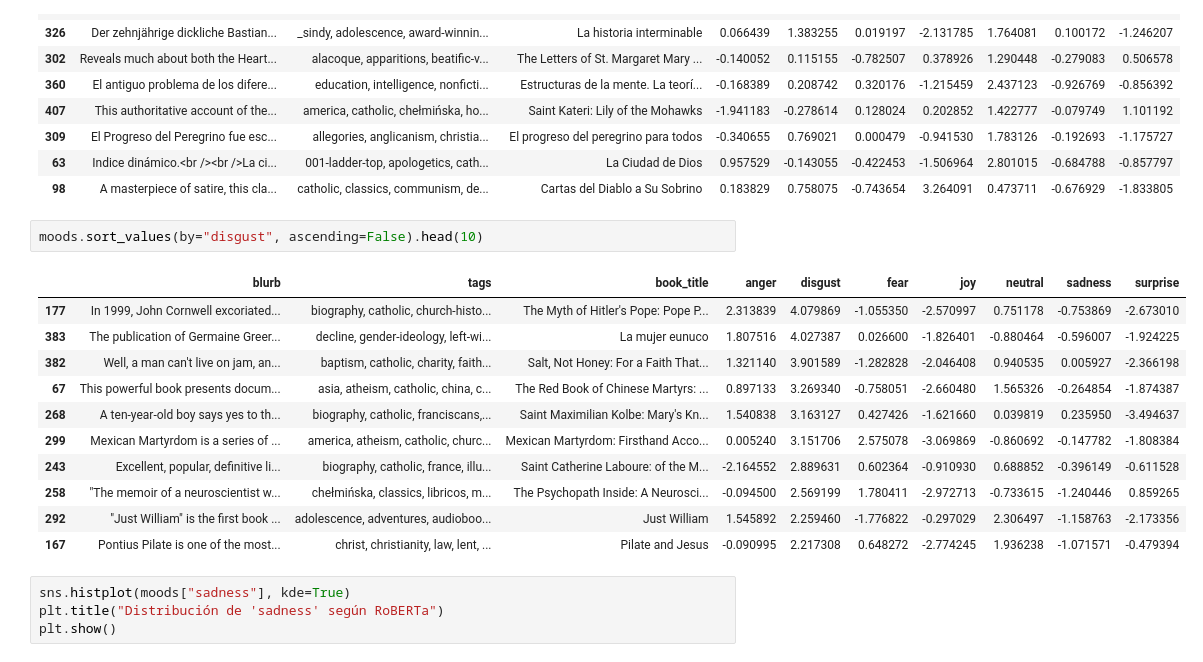
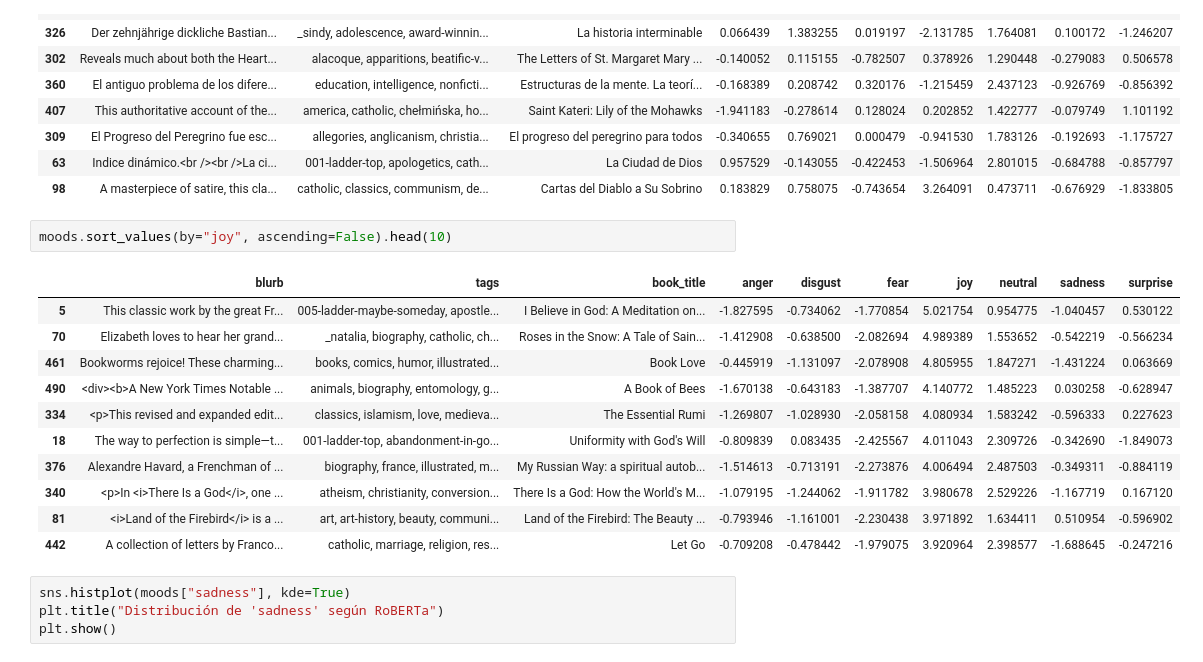
Before and after one commit to jesuserro/BiblioNLP-Automatic-Tagging-Semantic-Book-Search, a Jupyter notebook: src/tagging/sentiment_analysis_books_es.ipynb, the cells around one changed output. Saved outputs shown, nothing was run; the diff lists cells and outputs as text.

```diff
--- a/src/tagging/sentiment_analysis_books_es.ipynb
+++ b/src/tagging/sentiment_analysis_books_es.ipynb
@@ -119,19 +119,19 @@ moods.sample(10)
 | 63 | Indice dinámico.<br /><br />La ci... | 001-ladder-top, apologetics, cath... | La Ciudad de Dios | 0.957529 | -0.143055 | -0.422453 | -1.506964 | 2.801015 | -0.684788 | -0.857797 |
 | 98 | A masterpiece of satire, this cla... | catholic, classics, communism, de... | Cartas del Diablo a Su Sobrino | 0.183829 | 0.758075 | -0.743654 | 3.264091 | 0.473711 | -0.676929 | -1.833805 |
 # %%
-moods.sort_values(by="disgust", ascending=False).head(10)
+moods.sort_values(by="joy", ascending=False).head(10)
 # %% [output]
 |  | blurb | tags | book_title | anger | disgust | fear | joy | neutral | sadness | surprise |
-| 177 | In 1999, John Cornwell excoriated... | biography, catholic, church-histo... | The Myth of Hitler's Pope: Pope P... | 2.313839 | 4.079869 | -1.055350 | -2.570997 | 0.751178 | -0.753869 | -2.673010 |
-| 383 | The publication of Germaine Greer... | decline, gender-ideology, left-wi... | La mujer eunuco | 1.807516 | 4.027387 | 0.026600 | -1.826401 | -0.880464 | -0.596007 | -1.924225 |
-| 382 | Well, a man can't live on jam, an... | baptism, catholic, charity, faith... | Salt, Not Honey: For a Faith That... | 1.321140 | 3.901589 | -1.282828 | -2.046408 | 0.940535 | 0.005927 | -2.366198 |
-| 67 | This powerful book presents docum... | asia, atheism, catholic, china, c... | The Red Book of Chinese Martyrs: ... | 0.897133 | 3.269340 | -0.758051 | -2.660480 | 1.565326 | -0.264854 | -1.874387 |
-| 268 | A ten-year-old boy says yes to th... | biography, catholic, franciscans,... | Saint Maximilian Kolbe: Mary's Kn... | 1.540838 | 3.163127 | 0.427426 | -1.621660 | 0.039819 | 0.235950 | -3.494637 |
-| 299 | Mexican Martyrdom is a series of ... | america, atheism, catholic, churc... | Mexican Martyrdom: Firsthand Acco... | 0.005240 | 3.151706 | 2.575078 | -3.069869 | -0.860692 | -0.147782 | -1.808384 |
-| 243 | Excellent, popular, definitive li... | biography, catholic, france, illu... | Saint Catherine Laboure: of the M... | -2.164552 | 2.889631 | 0.602364 | -0.910930 | 0.688852 | -0.396149 | -0.611528 |
-| 258 | "The memoir of a neuroscientist w... | chełmińska, classics, libricos, m... | The Psychopath Inside: A Neurosci... | -0.094500 | 2.569199 | 1.780411 | -2.972713 | -0.733615 | -1.240446 | 0.859265 |
-| 292 | "Just William" is the first book ... | adolescence, adventures, audioboo... | Just William | 1.545892 | 2.259460 | -1.776822 | -0.297029 | 2.306497 | -1.158763 | -2.173356 |
-| 167 | Pontius Pilate is one of the most... | christ, christianity, law, lent, ... | Pilate and Jesus | -0.090995 | 2.217308 | 0.648272 | -2.774245 | 1.936238 | -1.071571 | -0.479394 |
+| 5 | This classic work by the great Fr... | 005-ladder-maybe-someday, apostle... | I Believe in God: A Meditation on... | -1.827595 | -0.734062 | -1.770854 | 5.021754 | 0.954775 | -1.040457 | 0.530122 |
+| 70 | Elizabeth loves to hear her grand... | _natalia, biography, catholic, ch... | Roses in the Snow: A Tale of Sain... | -1.412908 | -0.638500 | -2.082694 | 4.989389 | 1.553652 | -0.542219 | -0.566234 |
+| 461 | Bookworms rejoice! These charming... | books, comics, humor, illustrated... | Book Love | -0.445919 | -1.131097 | -2.078908 | 4.805955 | 1.847271 | -1.431224 | 0.063669 |
+| 490 | <div><b>A New York Times Notable ... | animals, biography, entomology, g... | A Book of Bees | -1.670138 | -0.643183 | -1.387707 | 4.140772 | 1.485223 | 0.030258 | -0.628947 |
+| 334 | <p>This revised and expanded edit... | classics, islamism, love, medieva... | The Essential Rumi | -1.269807 | -1.028930 | -2.058158 | 4.080934 | 1.583242 | -0.596333 | 0.227623 |
+| 18 | The way to perfection is simple—t... | 001-ladder-top, abandonment-in-go... | Uniformity with God's Will | -0.809839 | 0.083435 | -2.425567 | 4.011043 | 2.309726 | -0.342690 | -1.849073 |
+| 376 | Alexandre Havard, a Frenchman of ... | biography, france, illustrated, m... | My Russian Way: a spiritual autob... | -1.514613 | -0.713191 | -2.273876 | 4.006494 | 2.487503 | -0.349311 | -0.884119 |
+| 340 | <p>In <i>There Is a God</i>, one ... | atheism, christianity, conversion... | There Is a God: How the World's M... | -1.079195 | -1.244062 | -1.911782 | 3.980678 | 2.529226 | -1.167719 | 0.167120 |
+| 81 | <i>Land of the Firebird</i> is a ... | art, art-history, beauty, communi... | Land of the Firebird: The Beauty ... | -0.793946 | -1.161001 | -2.230438 | 3.971892 | 1.634411 | 0.510954 | -0.596902 |
+| 442 | A collection of letters by Franco... | catholic, marriage, religion, res... | Let Go | -0.709208 | -0.478442 | -1.979075 | 3.920964 | 2.398577 | -1.688645 | -0.247216 |
 # %%
 sns.histplot(moods["sadness"], kde=True)
 plt.title("Distribución de 'sadness' según RoBERTa")
```
